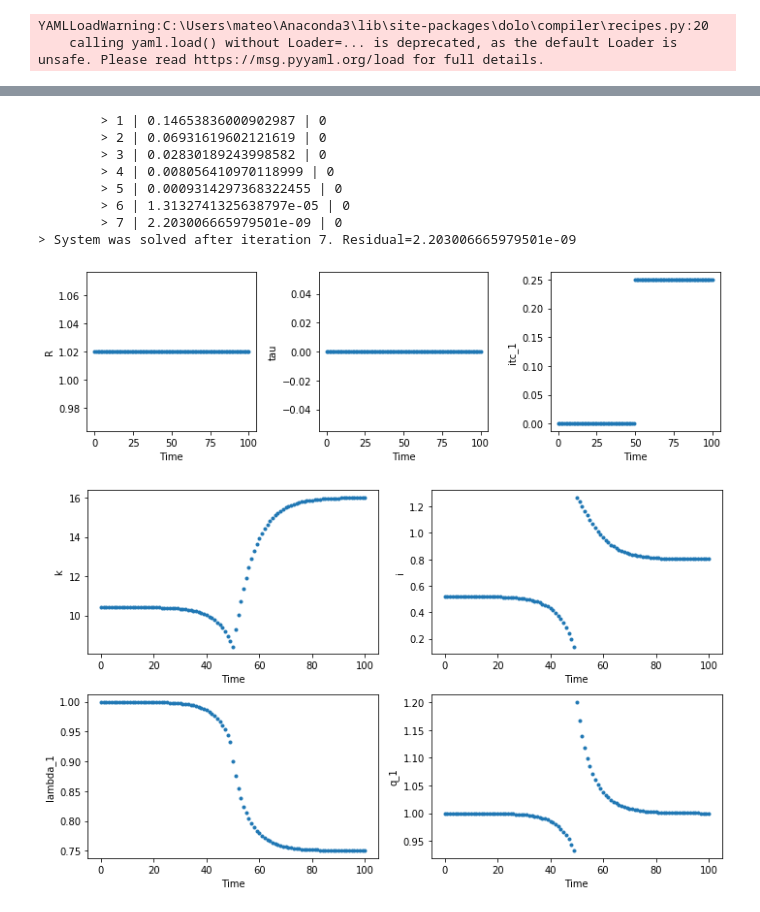
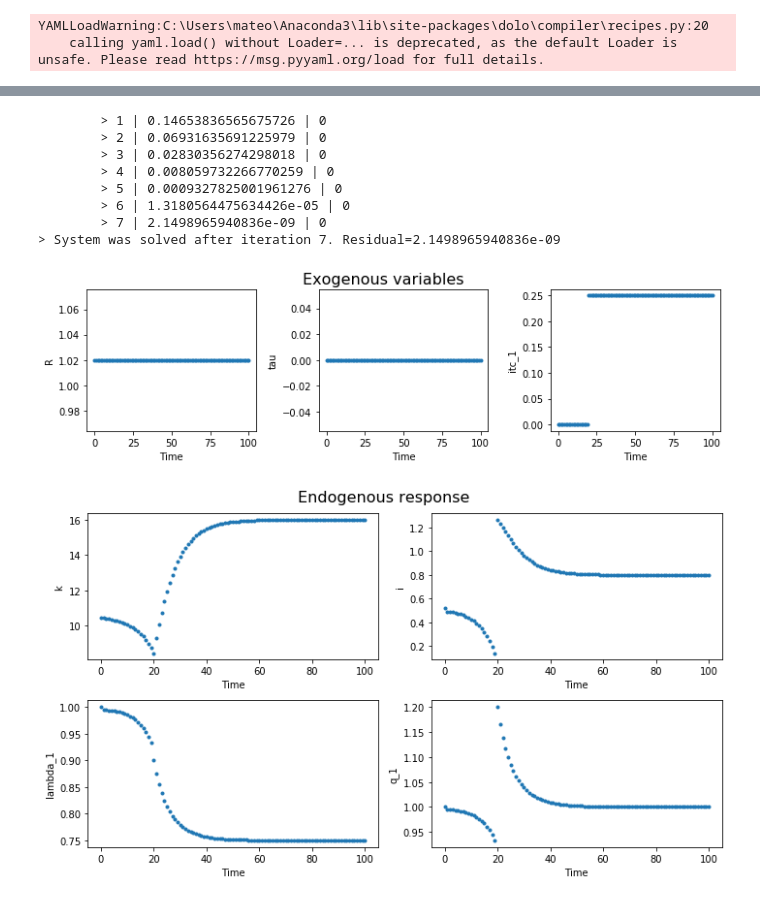
Before and after one commit to Mv77/Q_Investment, a Jupyter notebook: Dolo/Simulation.ipynb, the cells around one changed output, grey strips where cells are left out. Cells and saved outputs as stored; diff of their text form; code cells hidden in the pictures.

```diff
--- a/Dolo/Simulation.ipynb
+++ b/Dolo/Simulation.ipynb
@@ -23,7 +23,9 @@ def plotQmodel(model, exog, returnDF = False):
         ax.plot(dr[ex[i]],'.')
         ax.set_xlabel('Time')
         ax.set_ylabel(ex[i])
-    fig.tight_layout()
+    fig.tight_layout(rect=[0, 0.03, 1, 0.95])
+
+    fig.suptitle('Exogenous variables', fontsize=16)
 
     # Plot optimal response variables
     fig, axes = plt.pyplot.subplots(2,2, figsize = (10,6))
@@ -35,7 +37,9 @@ def plotQmodel(model, exog, returnDF = False):
         ax.plot(dr[opt[i]],'.')
         ax.set_xlabel('Time')
         ax.set_ylabel(opt[i])
-    fig.tight_layout()
+    fig.tight_layout(rect=[0, 0.03, 1, 0.95])
+
+    fig.suptitle('Endogenous response', fontsize=16)
 
     if returnDF:
         return(dr)
@@ -110,28 +114,28 @@ plotQmodel(model,exog)
 # %%
 # ITC simulation
 
 # Create empty dataframe for exog. variables
 exog = pd.DataFrame(columns = ['R','tau','itc_1'])
 
 # Generate a future itc increase dynamic
-exog.itc_1 = np.concatenate((np.repeat(0,50),
-                           np.repeat(0.25,50)))
+exog.itc_1 = np.concatenate((np.repeat(0,20),
+                           np.repeat(0.25,20)))
 
 # Leave R at 1.02
 exog.R = 1.02
 # Leave tau at 0
 exog.tau = 0
 
 # Solve for the optimal response and plot the results
 plotQmodel(model,exog)
 # %% [output]
-        > 1 | 0.14653836000902987 | 0
-        > 2 | 0.06931619602121619 | 0
-        > 3 | 0.02830189243998582 | 0
-        > 4 | 0.008056410970118999 | 0
-        > 5 | 0.0009314297368322455 | 0
-        > 6 | 1.3132741325638797e-05 | 0
-        > 7 | 2.203006665979501e-09 | 0
-> System was solved after iteration 7. Residual=2.203006665979501e-09
+        > 1 | 0.14653836565675726 | 0
+        > 2 | 0.06931635691225979 | 0
+        > 3 | 0.02830356274298018 | 0
+        > 4 | 0.008059732266770259 | 0
+        > 5 | 0.0009327825001961276 | 0
+        > 6 | 1.3180564475634426e-05 | 0
+        > 7 | 2.1498965940836e-09 | 0
+> System was solved after iteration 7. Residual=2.1498965940836e-09
-[figure, old version]
+[figure, new version]
-[figure, old version]
+[figure, new version]
```
Also changed, not shown: parts of 2 cells of this notebook, 1 other file.
